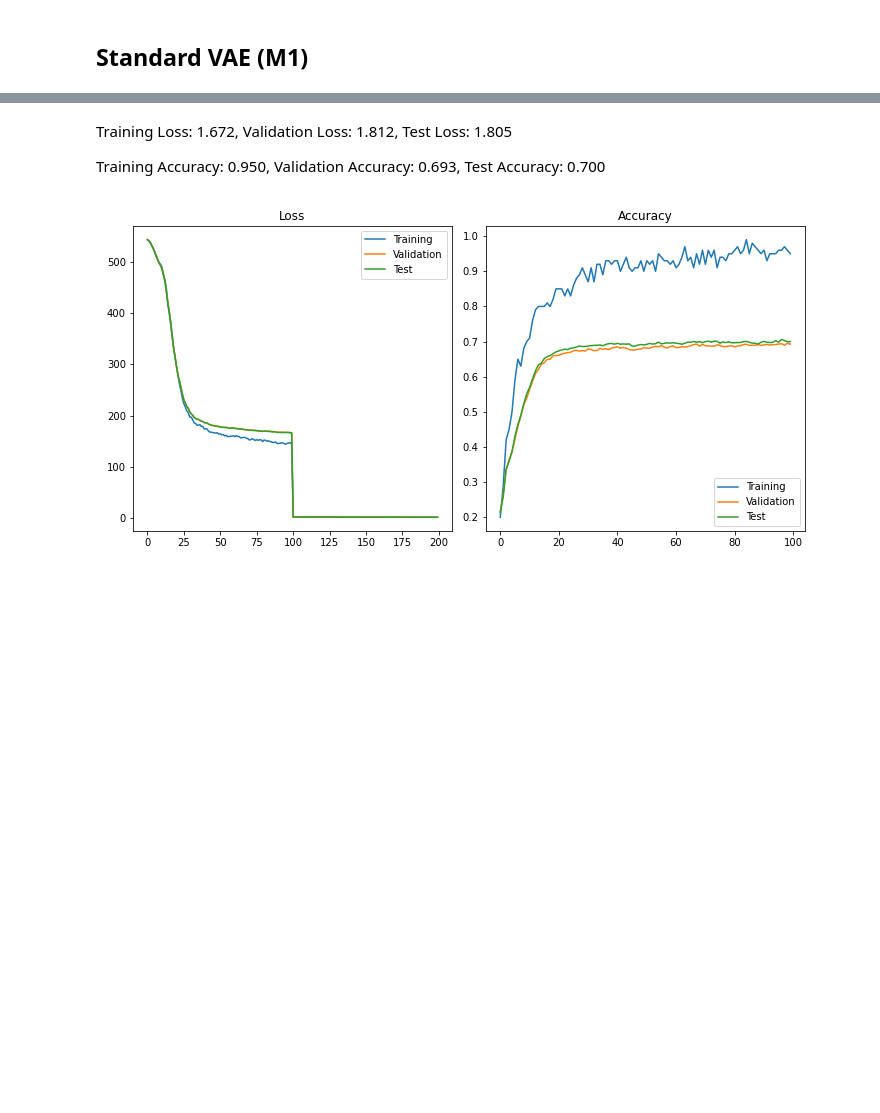
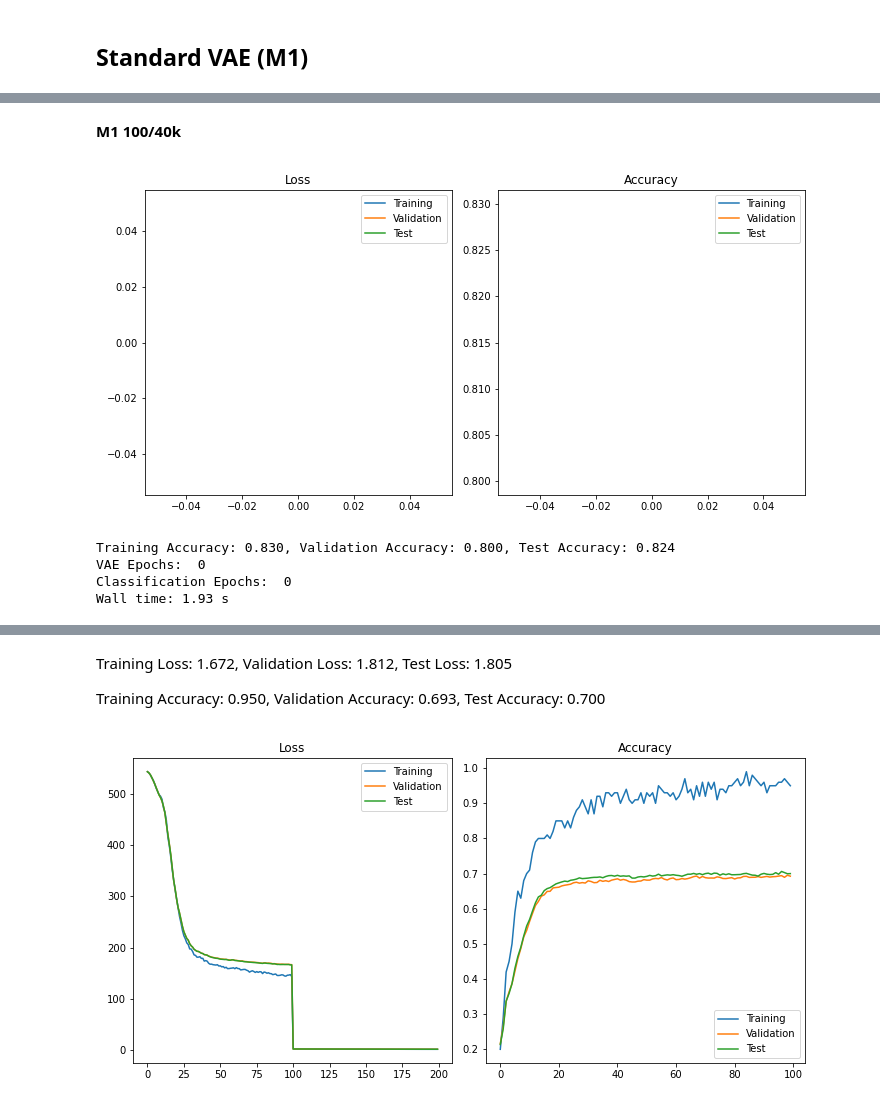
Before and after one commit to MrGorkajuice/DTU_VAE, a Jupyter notebook: VAE_Eksamen.ipynb, the cells around one changed output, grey strips where cells are left out. Saved outputs shown, nothing was run; the diff lists cells and outputs as text; code cells hidden in the pictures; blank space fills up the shorter version.

```diff
--- a/VAE_Eksamen.ipynb
+++ b/VAE_Eksamen.ipynb
@@ -1071,0 +1186,36 @@ else:
+# %% [markdown]
+**M1 100/40k**
+# %%
+%%time
+testVAE = VariationalAutoEncoder(sample.flatten().shape, 50, 10,
+                                 [450, 250, 100],
+                                 [128, 256, 512],
+                                 [100, 80],
+                                 dropout_prob = 0.0)
+fn = "m1_class_100_0p82.pt"
+if not os.path.isfile(fn):
+    fn = "m1_class_50_lspc.pt"
+    testVAE.load_state_dict(torch.load(fn))
+    loader_setup(labelled_size=100, unlabelled_size=40000, validation_size = 100)
+    trainer = VAE_Trainer()
+    for layer in testVAE.classifier.children():
+        if hasattr(layer, 'reset_parameters'):
+            layer.reset_parameters()
+    trainer.test_classification()
+
+    epochs_class = 70
+    for i in range(epochs_class):
+        trainer.train_classification()
+        trainer.test_classification()
+
+else:
+    testVAE.load_state_dict(torch.load(fn))
+    loader_setup(labelled_size=100, unlabelled_size=40000, validation_size = 100)
+    trainer = VAE_Trainer()
+    trainer.test_classification()
+# %% [output]
+[figure, added]
+Training Accuracy: 0.830, Validation Accuracy: 0.800, Test Accuracy: 0.824
+VAE Epochs:  0
+Classification Epochs:  0
+Wall time: 1.93 s
```
Also changed, not shown: parts of 33 cells of this notebook.
